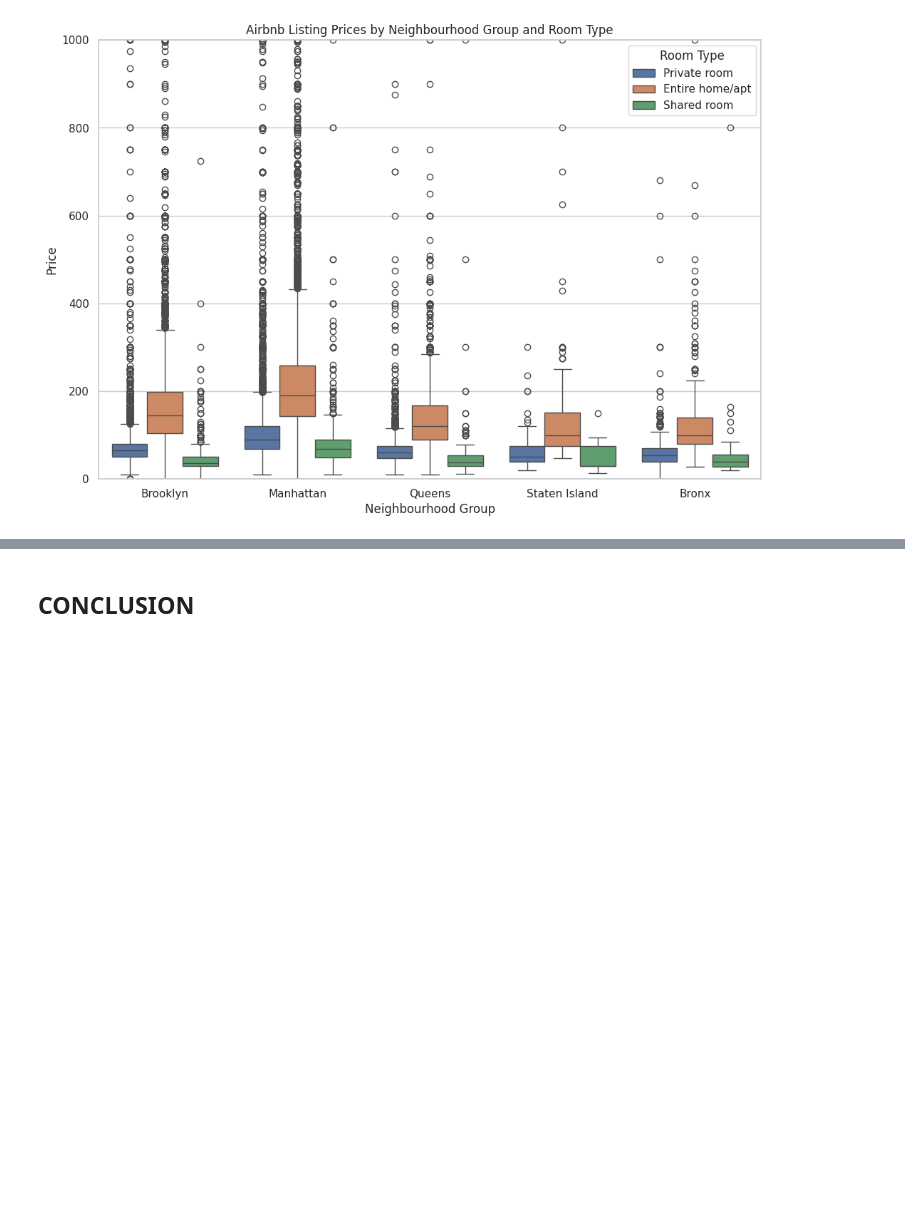
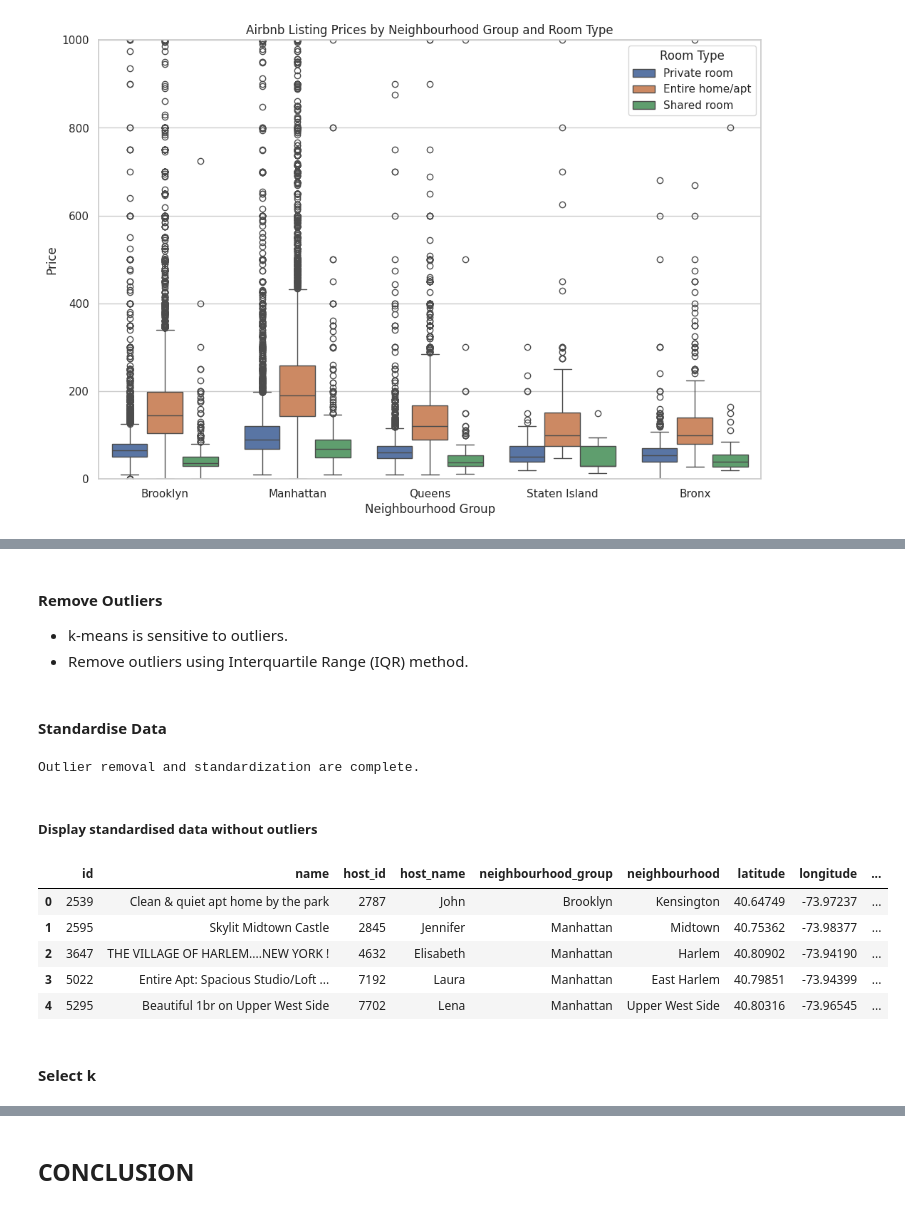
Before and after one commit to mariaingold/AirbnbNYC, a Jupyter notebook: AirbnbNYC.ipynb, the cells around one changed output, grey strips where cells are left out. Saved outputs shown, nothing was run; the diff lists cells and outputs as text; code cells hidden in the pictures; blank space fills up the shorter version.

Commit message:
Merged Dante's k-Means (part 1)

```diff
--- a/AirbnbNYC.ipynb
+++ b/AirbnbNYC.ipynb
@@ -1016,0 +1015,25 @@ Look for where decrease in inertia starts (4?)
+# %%
+# Normality test on the selected features
+normality_results = {}
+for col in features:
+    # Drop NaN values before the test
+    data_col = data_cleaned[col].dropna()
+
+    # Perform Anderson-Darling test
+    statistic, critical_values, significance_level = stats.anderson(data_col, dist='norm')
+
+    # Store results in the dictionary
+    normality_results[col] = {
+        'Anderson-Darling Statistic': statistic,
+        'Critical Values': critical_values,
+        'Significance Level': significance_level
+    }
+
+# Convert the results to a DataFrame for better readability
+normality_results_df = pd.DataFrame(normality_results).T
+normality_results_df.reset_index(inplace=True)
+normality_results_df.rename(columns={'index': 'Feature'}, inplace=True)
+
+# Display the normality results in a clean table format
+print("Normality Test Results (Anderson-Darling):")
+print(normality_results_df)
@@ -1016,0 +1053,5 @@ Look for where decrease in inertia starts (4?)
+# %% [markdown]
+#### Remove Outliers
+
+- k-means is sensitive to outliers.
+- Remove outliers using Interquartile Range (IQR) method.
@@ -1016,0 +1073,25 @@ Look for where decrease in inertia starts (4?)
+# %% [markdown]
+#### Standardise Data
+# %%
+# Standardizing the data
+scaler = StandardScaler()
+scaled_data_no_outliers = scaler.fit_transform(data_no_outliers[features])
+
+print("Outlier removal and standardization are complete.")
+# %% [output]
+Outlier removal and standardization are complete.
+# %% [markdown]
+##### Display standardised data without outliers
+# %%
+# Display the data without outliers
+data_no_outliers.reset_index(drop=True, inplace=True)  # Resetting index for clarity
+data_no_outliers.head()  # Displaying the first few rows of the dataset without outliers
+# %% [output]
+|  | id | name | host_id | host_name | neighbourhood_group | neighbourhood | latitude | longitude | ... |
+| 0 | 2539 | Clean & quiet apt home by the park | 2787 | John | Brooklyn | Kensington | 40.64749 | -73.97237 | ... |
+| 1 | 2595 | Skylit Midtown Castle | 2845 | Jennifer | Manhattan | Midtown | 40.75362 | -73.98377 | ... |
+| 2 | 3647 | THE VILLAGE OF HARLEM....NEW YORK ! | 4632 | Elisabeth | Manhattan | Harlem | 40.80902 | -73.94190 | ... |
+| 3 | 5022 | Entire Apt: Spacious Studio/Loft ... | 7192 | Laura | Manhattan | East Harlem | 40.79851 | -73.94399 | ... |
+| 4 | 5295 | Beautiful 1br on Upper West Side | 7702 | Lena | Manhattan | Upper West Side | 40.80316 | -73.96545 | ... |
+# %% [markdown]
+#### Select k
```
Also changed, not shown: parts of 23 cells of this notebook.
